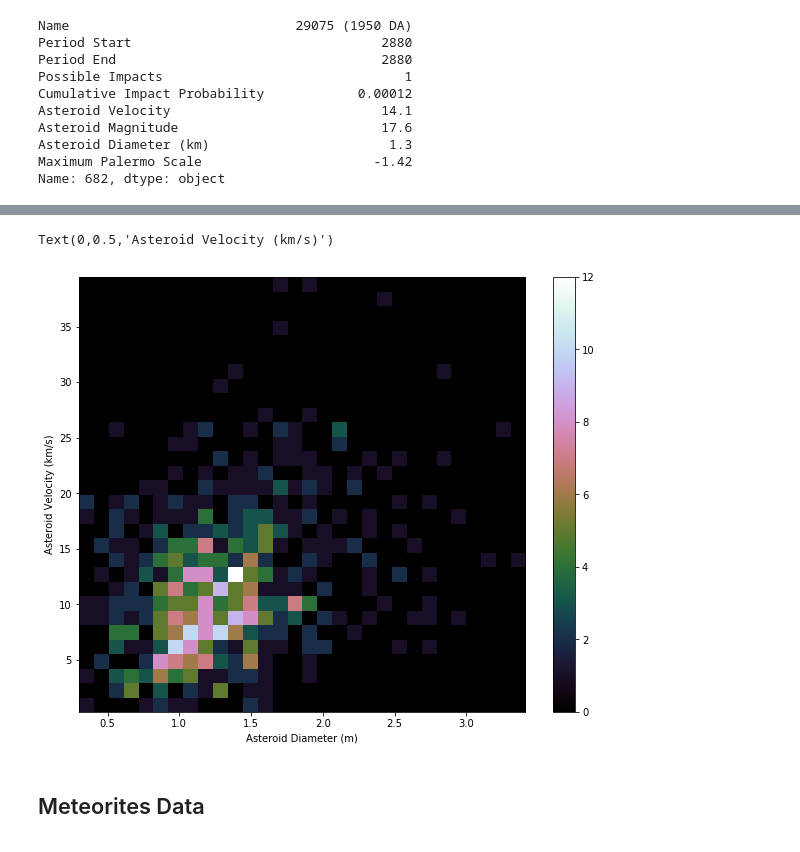
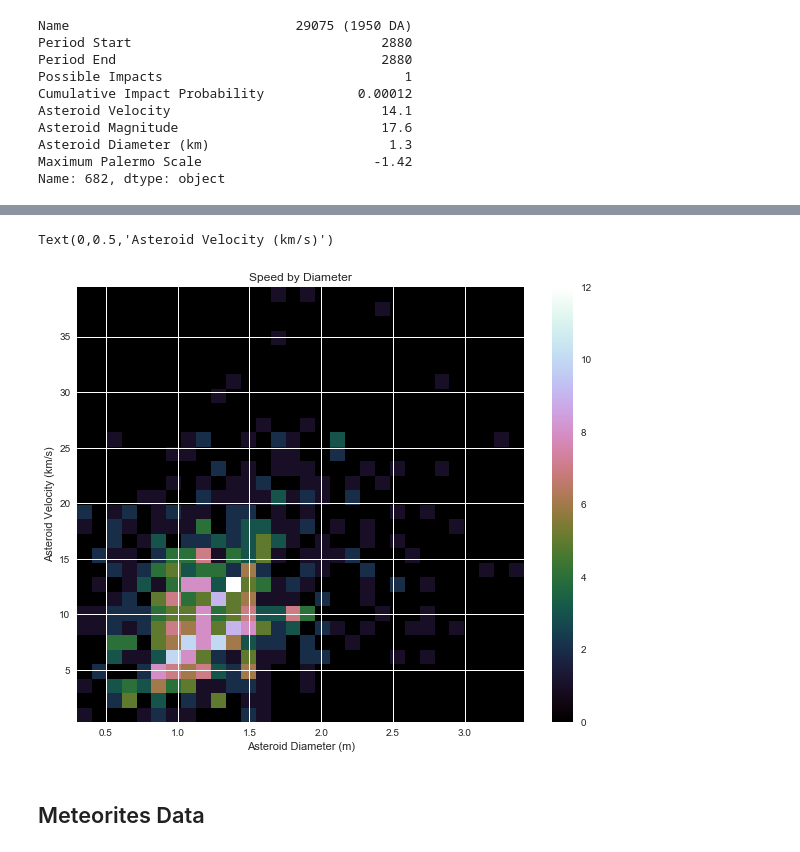
Before and after one commit to fcoba/Project-1, a Jupyter notebook: Kal_Project_1.ipynb, the cells around one changed output, grey strips where cells are left out. Cells and saved outputs as stored; diff of their text form; code cells hidden in the pictures.

```diff
--- a/Kal_Project_1.ipynb
+++ b/Kal_Project_1.ipynb
@@ -3,13 +3,13 @@
 import matplotlib.pyplot as plt
 import pandas as pd
 import numpy as np
-from pygeocoder import Geocoder
-import folium
 from matplotlib import colors
 %matplotlib inline
 from mpl_toolkits.basemap import Basemap
 import matplotlib.lines as mlines
-import citipy as cp
+import seaborn as sns
+import matplotlib
+matplotlib.rcParams.update({'font.size': 18})
 # %%
 # Loading the file
 file1 = "impacts.csv"
@@ -86,15 +86,17 @@ asteroids_list_colors = [impact_score(impact) for impact in asteroids_list]
 asteroids_scale_list= [asteroid_scale(scale) for scale in asteroids_list]
 
 fig = plt.figure(figsize=(10,8))
-plt.ylim(2016,2025)
+plt.ylim(2016,2030)
 plt.xlim(-10,100)
 plt.scatter(x, y, s=asteroids_scale_list , c=asteroids_list_colors, alpha=0.6, marker="o", edgecolors="black")
 
 plt.title("Possible Future Impacts")
 plt.xlabel("Possible Impacts")
 plt.ylabel("Years")
-# plt.legend(handles=[x, y, z], loc = "best")
-plt.grid()
+plt.grid(True)
+sns.set(context='notebook', style='darkgrid', palette='deep', font='sans-serif', font_scale=1,
+        color_codes=False, rc=None)
+
 
 plt.savefig("../possible_impacts_asteroids.png")
 plt.show()
@@ -113,0 +105,14 @@ plt.show()
+# %%
+fig = plt.figure(figsize=(10,8))
+ax = fig.add_subplot(111)
+ax.scatter(asteroids["Possible Impacts"]/(asteroids['Period End'] - asteroids['Period Start']),
+           asteroids["Asteroid Velocity"],s=asteroids["Asteroid Diameter (km)"]*1000, alpha=0.5)
+ax.set_xscale('log')
+ax.set_xlim([1e-2,20])
+ax.set_xlabel('Number of possible impacts per year')
+ax.set_ylabel('Asteroid speed (km/s)')
+plt.title("Impacts by Speed")
+plt.grid(True)
+sns.set(context='notebook', style='darkgrid', palette='deep', font='sans-serif', font_scale=1,
+        color_codes=False, rc=None)
+plt.savefig("../possible_impacts_asteroids.png")
@@ -114,15 +121,16 @@ plt.show()
 # %%
 fig = plt.figure(figsize=(10,8))
  # ax = fig.add_subplot(111)# ax = fi
 x = np.log10(asteroids['Asteroid Diameter (km)']*1000)
 y = asteroids['Asteroid Velocity']
 _ = plt.hist2d(x,y, bins=30, figure=fig, cmap=plt.cm.cubehelix)
 plt.colorbar()
+plt.title("Speed by Diameter")
 plt.xlabel('Asteroid Diameter (m)')
 plt.ylabel('Asteroid Velocity (km/s)')
 # %% [output]
 Text(0,0.5,'Asteroid Velocity (km/s)')
-[figure, old version]
+[figure, new version]
 # %% [markdown]
 ## Meteorites Data
 # %%
```
Also changed, not shown: parts of 5 cells of this notebook.
